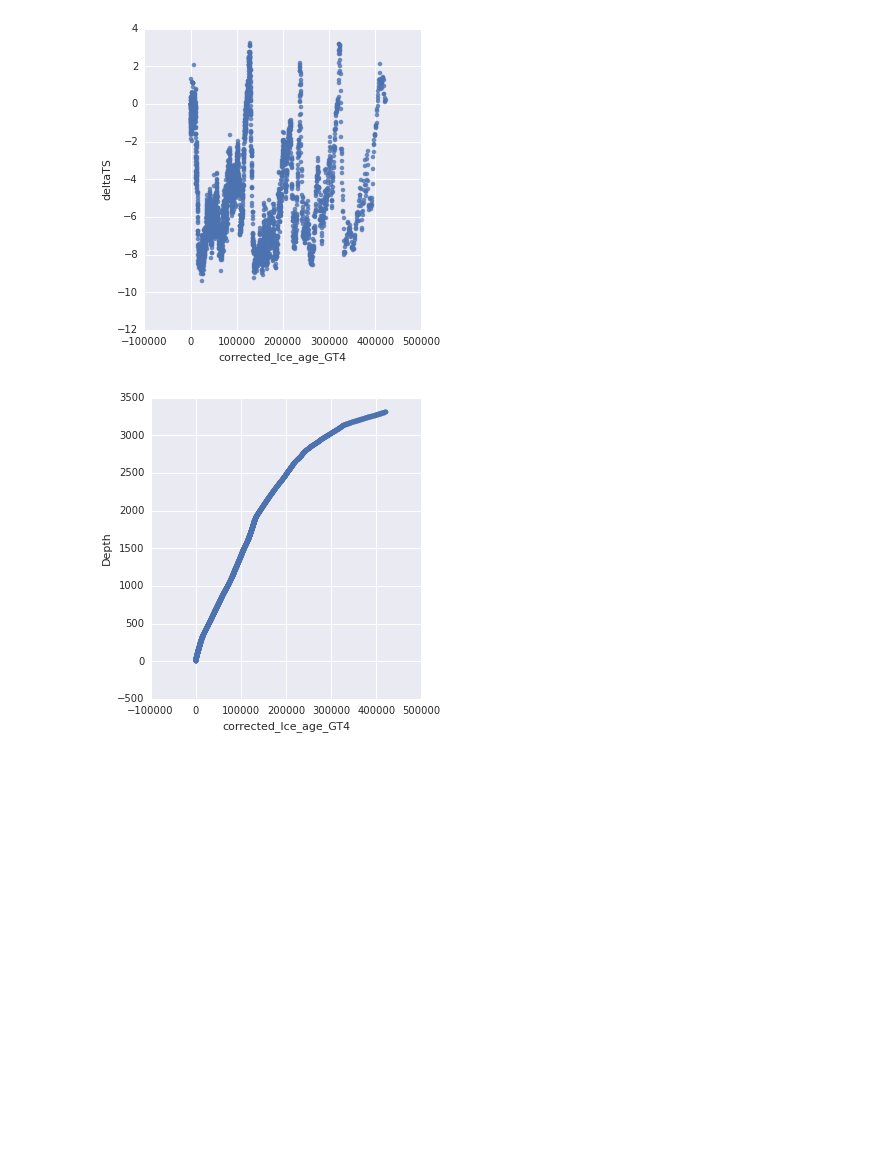
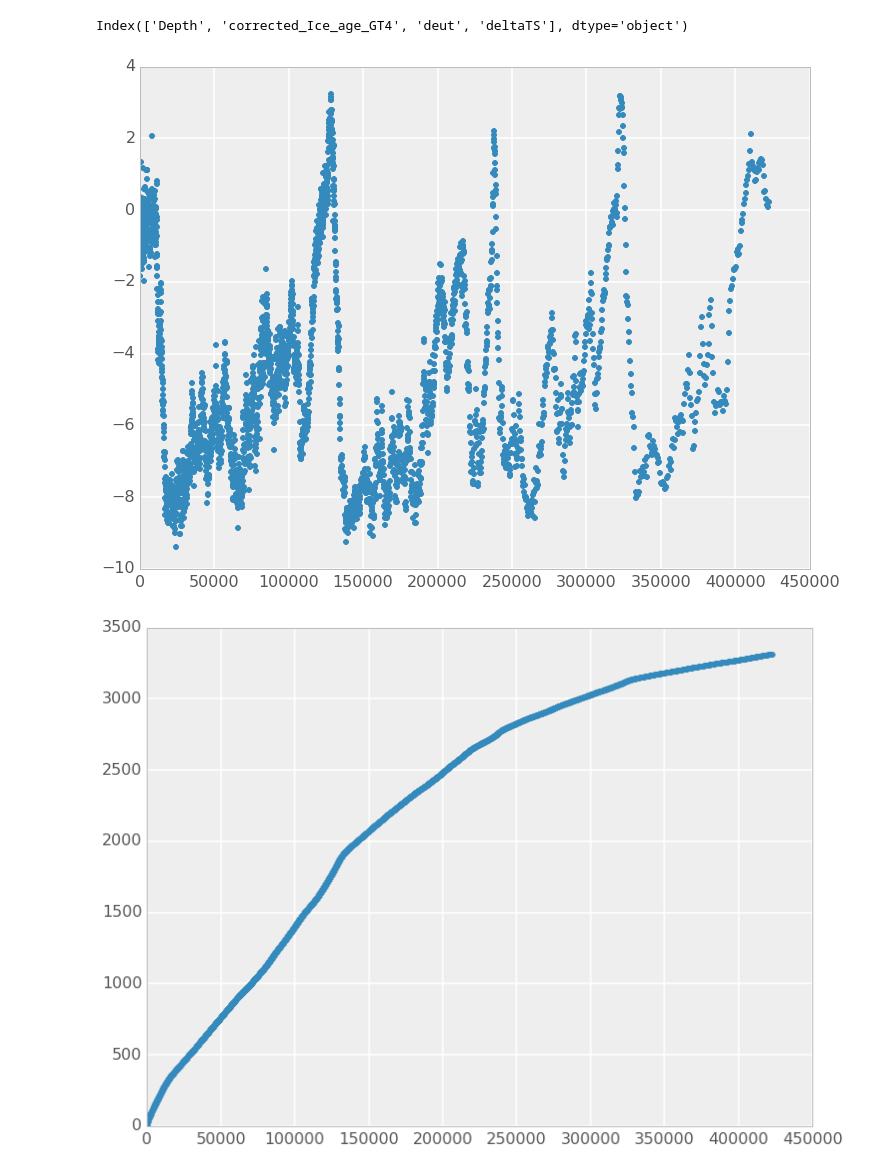
Before and after one commit to jdangerx/planetaryclimate, a Jupyter notebook: ch1.ipynb, the cells around one changed output. Drawn from its saved outputs; the diff is of its cells as text; code cells hidden in the pictures; blank space fills up the shorter version.

```diff
--- a/ch1.ipynb
+++ b/ch1.ipynb
@@ -1,13 +1,16 @@
 # %%
+from math import e, log2
+
 import pandas as pd
 import numpy as np
+from scipy.interpolate import InterpolatedUnivariateSpline
+from scipy.integrate import trapz, romb, odeint
+from scipy.misc import derivative
 
 import seaborn as sns
 import matplotlib.pyplot as plt
 
 %matplotlib inline
-
-sns.set_context("poster")
 # %%
 # problem 1.1 -
 def luminosity(age):
@@ -37,19 +41,28 @@ problem1()
 # %%
 # problem 1.2
 
 def problem2():
-    # the encoding of the "full data" is kind of wacky so I am cheating and using
-    # the data that has already had the header removed
-    # vostokT = pd.read_csv("data/Chapter1Data/iceCores/vostokT.txt",
-                          # skiprows=115,
-    vostokT = pd.read_csv("data/Chapter1Data/iceCores/vostokT.ColHeadTab.txt",
-                          delim_whitespace=True)
-    sns.lmplot("corrected_Ice_age_GT4", "deltaTS", data=vostokT, fit_reg=False)
-    sns.lmplot("corrected_Ice_age_GT4", "Depth", data=vostokT, fit_reg=False)
+    vostokT = pd.read_csv("data/Chapter1Data/iceCores/vostokT.txt",
+                          skiprows=115,
+                          encoding='iso8859_15', # "Western" encoding
+                          delimiter='\s',
+                          engine="python")
+    print(vostokT.columns)
+
+    plt.figure(figsize=(12,9))
+    plt.plot(vostokT.corrected_Ice_age_GT4, vostokT.deltaTS,
+             marker=".", linestyle="none"
+    )
+    plt.figure(figsize=(12,9))
+    plt.plot(vostokT.corrected_Ice_age_GT4, vostokT.Depth,
+             marker=".", linestyle="none"
+    )
+    # sns.lmplot("corrected_Ice_age_GT4", "Depth", data=vostokT, fit_reg=False)
 problem2()
 # %% [output]
+Index(['Depth', 'corrected_Ice_age_GT4', 'deut', 'deltaTS'], dtype='object')
-[figure, old version]
+[figure, new version]
-[figure, old version]
+[figure, new version]
 # %%
 # problem 3 -
 def dry_adiabat(pressures):
```
Also changed, not shown: parts of 8 cells of this notebook.
